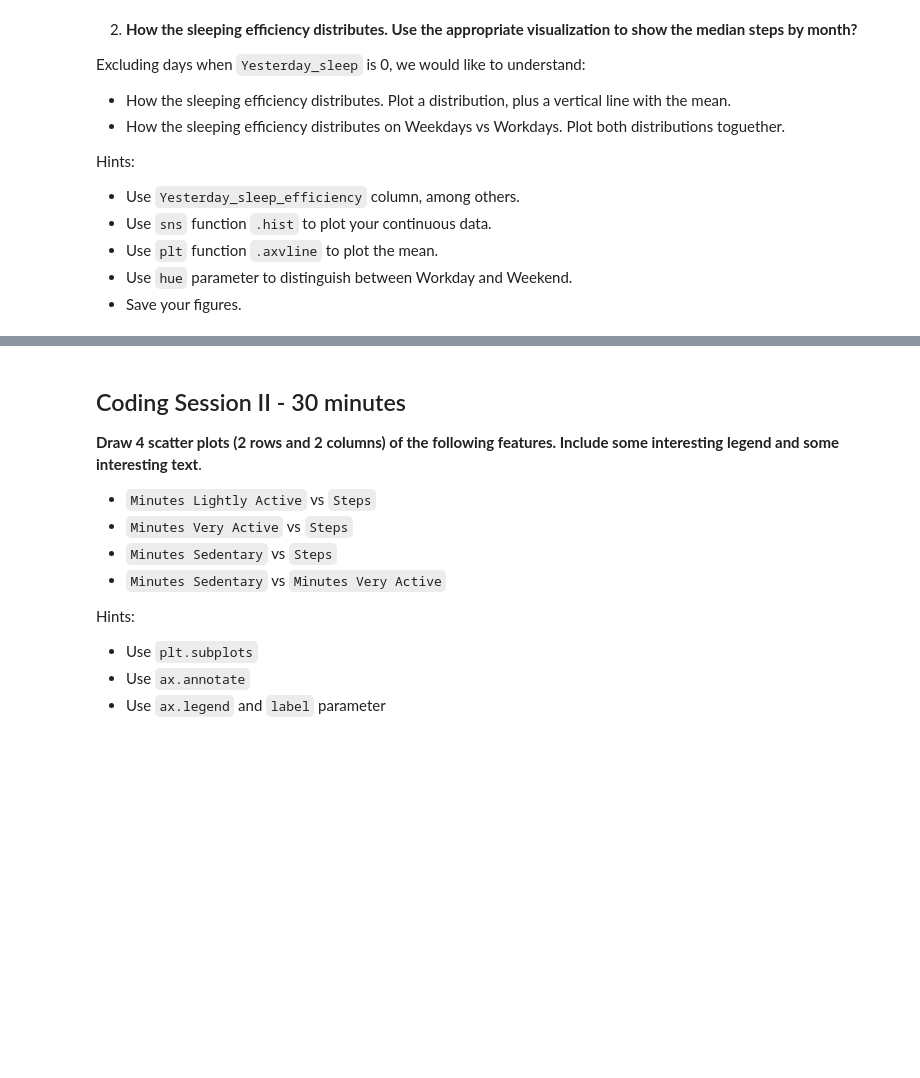
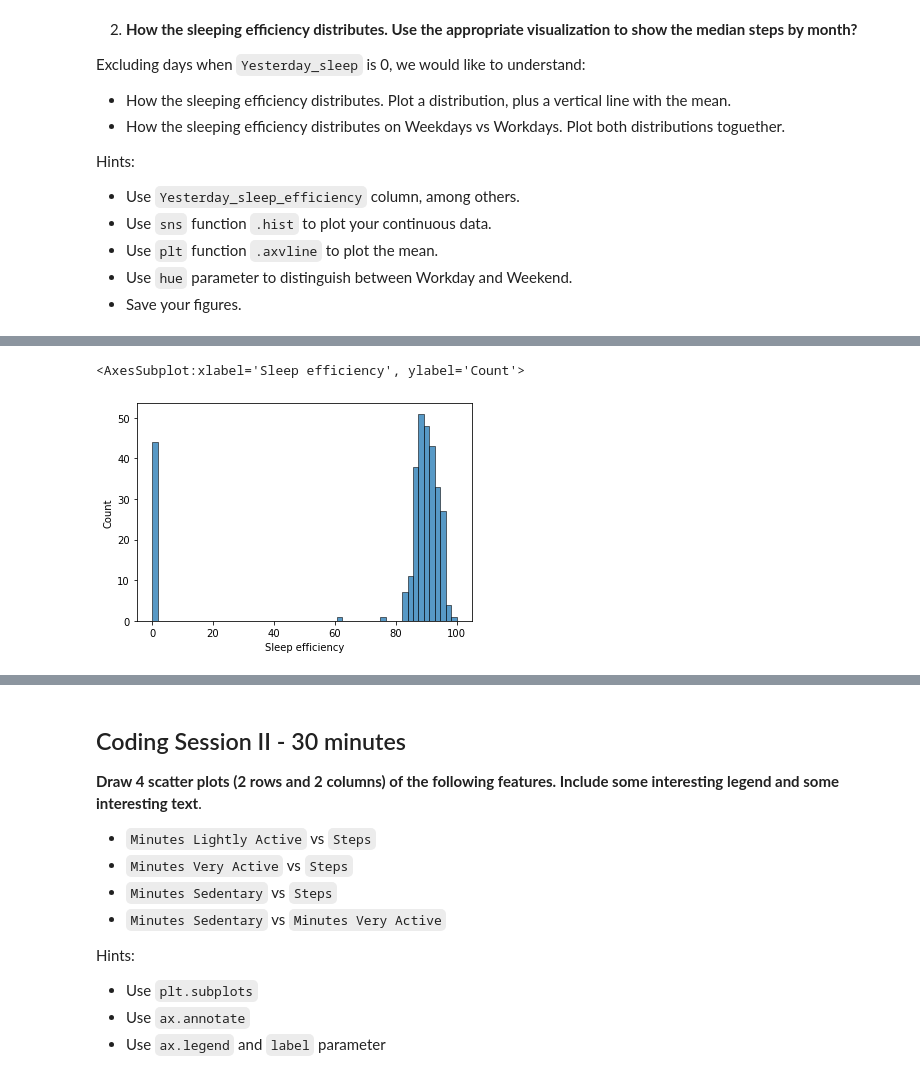
Before and after one commit to Ironhack-Data-Madrid-Marzo-2021/lab-visualization-extra, a Jupyter notebook: our_code.ipynb, the cells around one changed output, grey strips where cells are left out. Drawn from its saved outputs; the diff is of its cells as text; code cells hidden in the pictures; blank space fills up the shorter version.

```diff
--- a/our_code.ipynb
+++ b/our_code.ipynb
@@ -52,0 +105,2 @@ Hints:
+# %%
+fitbit2 =fitbit[fitbit["Yesterday_sleep"] > 0]
@@ -52,0 +117,5 @@ Hints:
+# %%
+sns.histplot(fitbit2["Sleep efficiency"])
+# %% [output]
+<AxesSubplot:xlabel='Sleep efficiency', ylabel='Count'>
+[figure, added]
```
Also changed, not shown: parts of 10 cells of this notebook.
